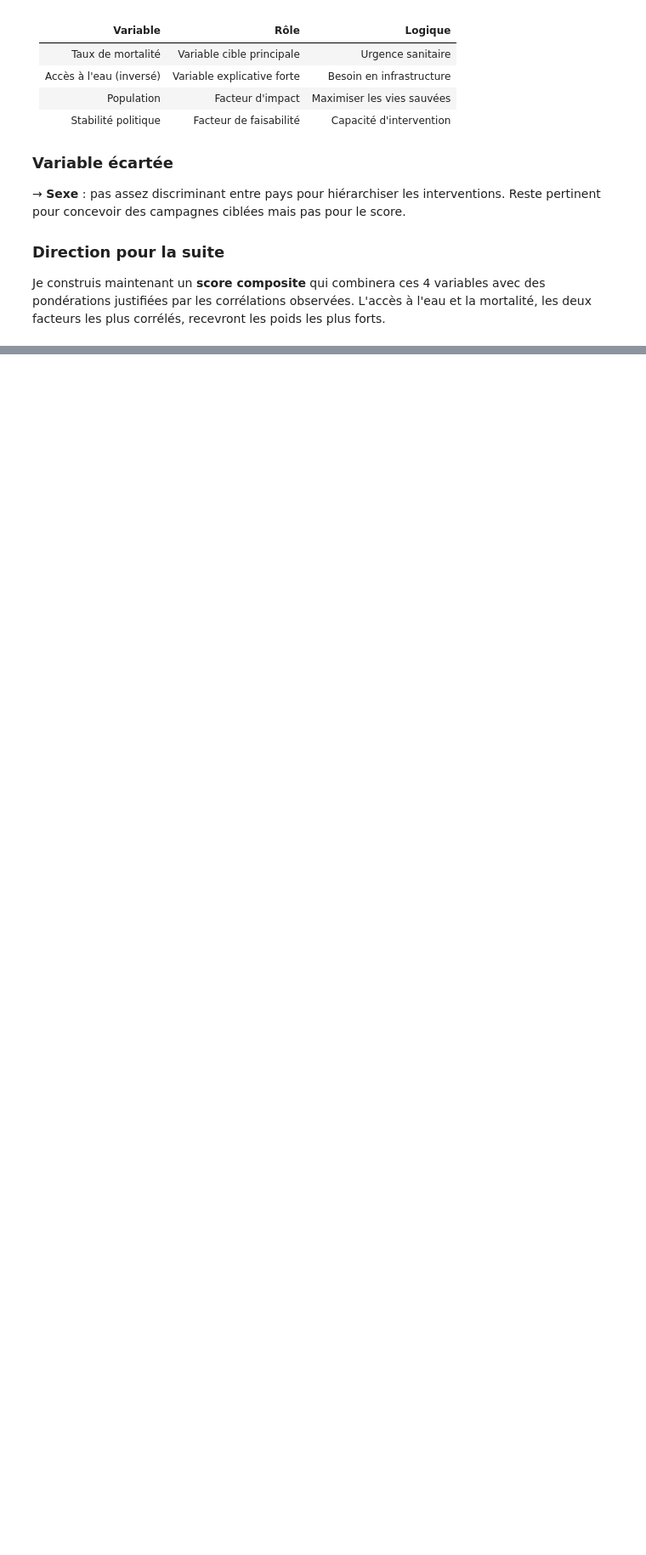
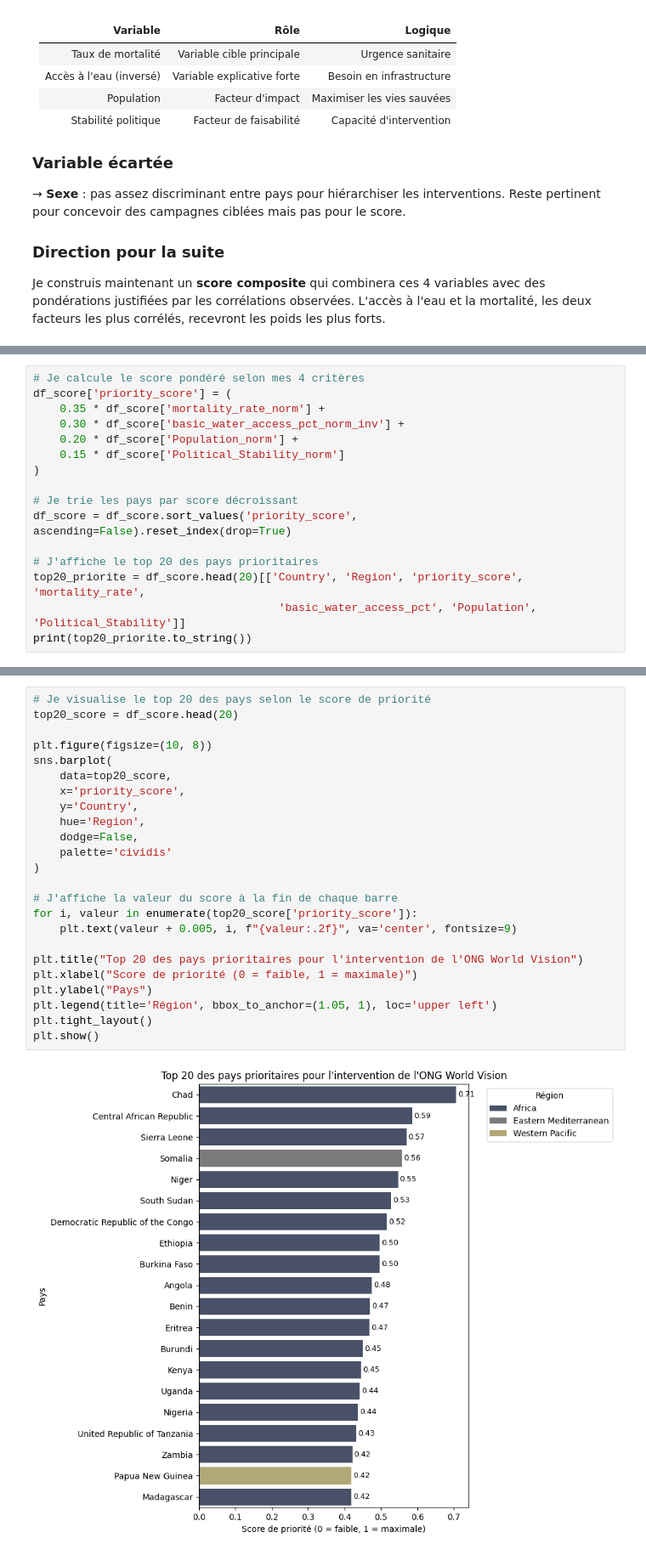
Before and after one commit to meganelarocca-maker/certification-blanche-data-analyst, a Jupyter notebook: notebooks/Megane_La_Rocca_Business_Case.ipynb, the cells around one changed output, grey strips where cells are left out. Shown at 85% size. Saved outputs shown, nothing was run; the diff lists cells and outputs as text; blank space fills up the shorter version.

Commit message:
Phase 3 - Score de priorité + export datasets pour Power BI

```diff
--- a/notebooks/Megane_La_Rocca_Business_Case.ipynb
+++ b/notebooks/Megane_La_Rocca_Business_Case.ipynb
@@ -1017,0 +1183,16 @@ Je construis maintenant un **score composite** qui combinera ces 4 variables ave
+# %%
+# Je calcule le score pondéré selon mes 4 critères
+df_score['priority_score'] = (
+    0.35 * df_score['mortality_rate_norm'] +
+    0.30 * df_score['basic_water_access_pct_norm_inv'] +
+    0.20 * df_score['Population_norm'] +
+    0.15 * df_score['Political_Stability_norm']
+)
+
+# Je trie les pays par score décroissant
+df_score = df_score.sort_values('priority_score', ascending=False).reset_index(drop=True)
+
+# J'affiche le top 20 des pays prioritaires
+top20_priorite = df_score.head(20)[['Country', 'Region', 'priority_score', 'mortality_rate',
+                                     'basic_water_access_pct', 'Population', 'Political_Stability']]
+print(top20_priorite.to_string())
@@ -1017,0 +1219,26 @@ Je construis maintenant un **score composite** qui combinera ces 4 variables ave
+# %%
+# Je visualise le top 20 des pays selon le score de priorité
+top20_score = df_score.head(20)
+
+plt.figure(figsize=(10, 8))
+sns.barplot(
+    data=top20_score,
+    x='priority_score',
+    y='Country',
+    hue='Region',
+    dodge=False,
+    palette='cividis'
+)
+
+# J'affiche la valeur du score à la fin de chaque barre
+for i, valeur in enumerate(top20_score['priority_score']):
+    plt.text(valeur + 0.005, i, f"{valeur:.2f}", va='center', fontsize=9)
+
+plt.title("Top 20 des pays prioritaires pour l'intervention de l'ONG World Vision")
+plt.xlabel("Score de priorité (0 = faible, 1 = maximale)")
+plt.ylabel("Pays")
+plt.legend(title='Région', bbox_to_anchor=(1.05, 1), loc='upper left')
+plt.tight_layout()
+plt.show()
+# %% [output]
+[figure, added]
```
Also changed, not shown: parts of 15 cells of this notebook, 5 other files.
